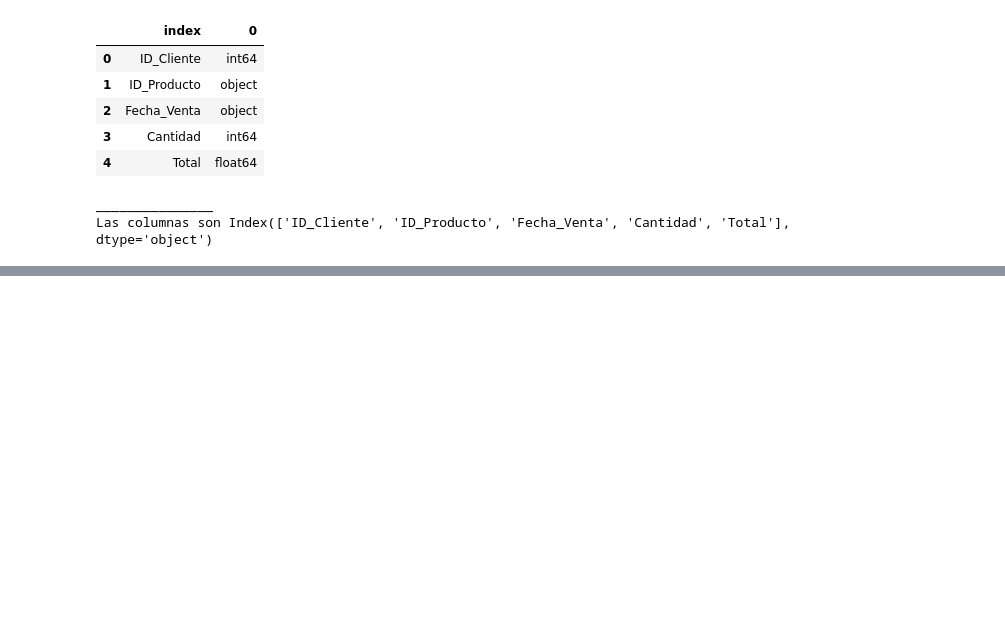
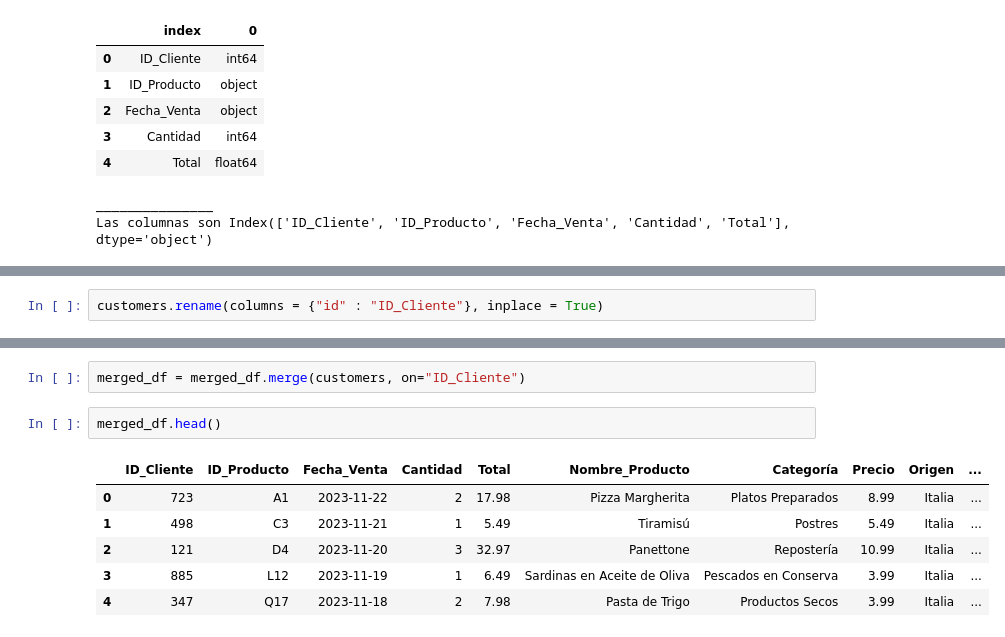
Before and after one commit to patriciamromero/promoG-modulo3-sprint2-pairprogramming-Alejandra-Mar-a-Patricia, a Jupyter notebook: ETL_1.ipynb, the cells around one changed output, grey strips where cells are left out. Saved outputs shown, nothing was run; the diff lists cells and outputs as text; blank space fills up the shorter version.

```diff
--- a/ETL_1.ipynb
+++ b/ETL_1.ipynb
@@ -318,0 +281,2 @@ Las columnas son Index(['ID_Cliente', 'ID_Producto', 'Fecha_Venta', 'Cantidad',
+# %%
+customers.rename(columns = {"id" : "ID_Cliente"}, inplace = True)
@@ -318,0 +303,11 @@ Las columnas son Index(['ID_Cliente', 'ID_Producto', 'Fecha_Venta', 'Cantidad',
+# %%
+merged_df = merged_df.merge(customers, on="ID_Cliente")
+# %%
+merged_df.head()
+# %% [output]
+|  | ID_Cliente | ID_Producto | Fecha_Venta | Cantidad | Total | Nombre_Producto | Categoría | Precio | Origen | ... |
+| 0 | 723 | A1 | 2023-11-22 | 2 | 17.98 | Pizza Margherita | Platos Preparados | 8.99 | Italia | ... |
+| 1 | 498 | C3 | 2023-11-21 | 1 | 5.49 | Tiramisú | Postres | 5.49 | Italia | ... |
+| 2 | 121 | D4 | 2023-11-20 | 3 | 32.97 | Panettone | Repostería | 10.99 | Italia | ... |
+| 3 | 885 | L12 | 2023-11-19 | 1 | 6.49 | Sardinas en Aceite de Oliva | Pescados en Conserva | 3.99 | Italia | ... |
+| 4 | 347 | Q17 | 2023-11-18 | 2 | 7.98 | Pasta de Trigo | Productos Secos | 3.99 | Italia | ... |
```
Also changed, not shown: parts of 20 cells of this notebook.
